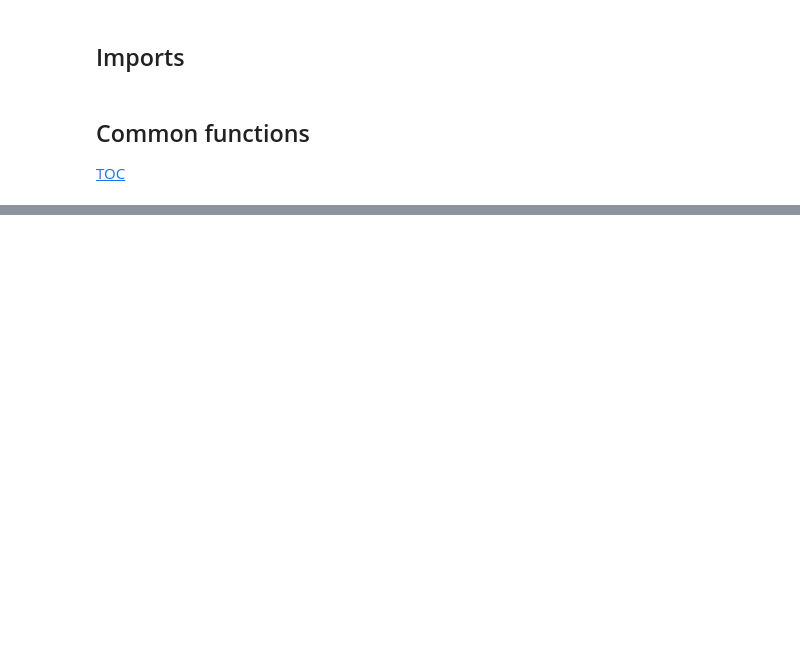
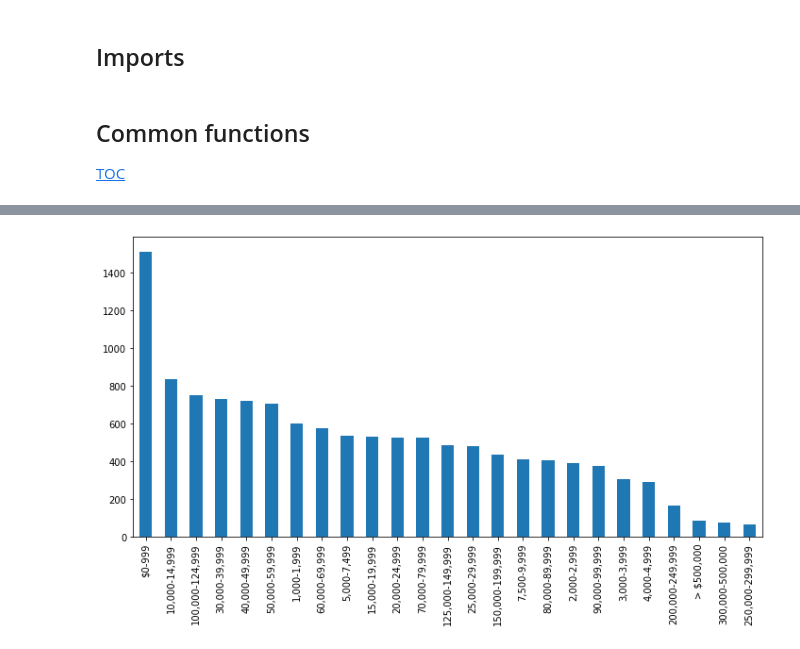
Before and after one commit to dgander000/DSND-Project-1, a Jupyter notebook: DSND-Project-1.ipynb, the cells around one changed output, grey strips where cells are left out. Drawn from its saved outputs; the diff is of its cells as text; code cells hidden in the pictures; blank space fills up the shorter version.

Commit message:
read in data and inspect age, country, compenstaion

```diff
--- a/DSND-Project-1.ipynb
+++ b/DSND-Project-1.ipynb
@@ -488,0 +172,6 @@ number of nans: 0
+# %%
+df_mc_2018['In which country do you currently reside?'] = df_mc_2018['In which country do you currently reside?'].str.replace('United Kingdom of Great Britain and Northern Ireland', 'United Kingdom', regex=False)
+df_mc_2018['In which country do you currently reside?'] = df_mc_2018['In which country do you currently reside?'].str.replace('United States of America', 'United States', regex=False)
+
+df_mc_2019['In which country do you currently reside?'] = df_mc_2019['In which country do you currently reside?'].str.replace('United Kingdom of Great Britain and Northern Ireland', 'United Kingdom', regex=False)
+df_mc_2019['In which country do you currently reside?'] = df_mc_2019['In which country do you currently reside?'].str.replace('United States of America' , 'United States', regex=False)
@@ -488,0 +211,39 @@ number of nans: 0
+# %%
+df_mc_2019['CompensationRange'] = df_mc_2019['What is your current yearly compensation (approximate $USD)?']
+df_mc_2019.loc[(df_mc_2019['CompensationRange'] == '$0-999'),'CompensationRange'] = '0-10k'
+df_mc_2019.loc[(df_mc_2019['CompensationRange'] == '1,000-1,999'),'CompensationRange'] = '0-10k'
+df_mc_2019.loc[(df_mc_2019['CompensationRange'] == '2,000-2,999'),'CompensationRange'] = '0-10k'
+df_mc_2019.loc[(df_mc_2019['CompensationRange'] == '3,000-3,999'),'CompensationRange'] = '0-10k'
+df_mc_2019.loc[(df_mc_2019['CompensationRange'] == '4,000-4,999'),'CompensationRange'] = '0-10k'
+df_mc_2019.loc[(df_mc_2019['CompensationRange'] == '5,000-7,499'),'CompensationRange'] = '0-10k'
+df_mc_2019.loc[(df_mc_2019['CompensationRange'] == '7,500-9,999'),'CompensationRange'] = '0-10k'
+
+df_mc_2019.loc[(df_mc_2019['CompensationRange'] == '10,000-14,999'),'CompensationRange'] = '10-50k'
+df_mc_2019.loc[(df_mc_2019['CompensationRange'] == '15,000-19,999'),'CompensationRange'] = '10-50k'
+df_mc_2019.loc[(df_mc_2019['CompensationRange'] == '20,000-24,999'),'CompensationRange'] = '10-50k'
+df_mc_2019.loc[(df_mc_2019['CompensationRange'] == '25,000-29,999'),'CompensationRange'] = '10-50k'
+df_mc_2019.loc[(df_mc_2019['CompensationRange'] == '30,000-39,999'),'CompensationRange'] = '10-50k'
+df_mc_2019.loc[(df_mc_2019['CompensationRange'] == '40,000-49,999'),'CompensationRange'] = '10-50k'
+
+df_mc_2019.loc[(df_mc_2019['CompensationRange'] == '50,000-59,999'),'CompensationRange'] = '50-100k'
+df_mc_2019.loc[(df_mc_2019['CompensationRange'] == '60,000-69,999'),'CompensationRange'] = '50-100k'
+df_mc_2019.loc[(df_mc_2019['CompensationRange'] == '70,000-79,999'),'CompensationRange'] = '50-100k'
+df_mc_2019.loc[(df_mc_2019['CompensationRange'] == '80,000-89,999'),'CompensationRange'] = '50-100k'
+df_mc_2019.loc[(df_mc_2019['CompensationRange'] == '90,000-99,999'),'CompensationRange'] = '50-100k'
+
+df_mc_2019.loc[(df_mc_2019['CompensationRange'] == '100,000-124,999'),'CompensationRange'] = '100-200k'
+df_mc_2019.loc[(df_mc_2019['CompensationRange'] == '125,000-149,999'),'CompensationRange'] = '100-200k'
+df_mc_2019.loc[(df_mc_2019['CompensationRange'] == '150,000-199,999'),'CompensationRange'] = '100-200k'
+
+df_mc_2019.loc[(df_mc_2019['CompensationRange'] == '200,000-249,999'),'CompensationRange'] = '200-300k'
+df_mc_2019.loc[(df_mc_2019['CompensationRange'] == '250,000-299,999'),'CompensationRange'] = '200-300k'
+
+df_mc_2019.loc[(df_mc_2019['CompensationRange'] == '300,000-500,000'),'CompensationRange'] = '300-500k'
+
+df_mc_2019.loc[(df_mc_2019['CompensationRange'] == '> $500,000'),'CompensationRange'] = '500k+'
+# %%
+df_mc_2019['What is your current yearly compensation (approximate $USD)?'].value_counts(sort=True).plot(kind='bar', figsize=(10, 6))
+plt.tight_layout()
+plt.show()
+# %% [output]
+[figure, added]
```
Also changed, not shown: parts of 86 cells of this notebook.
